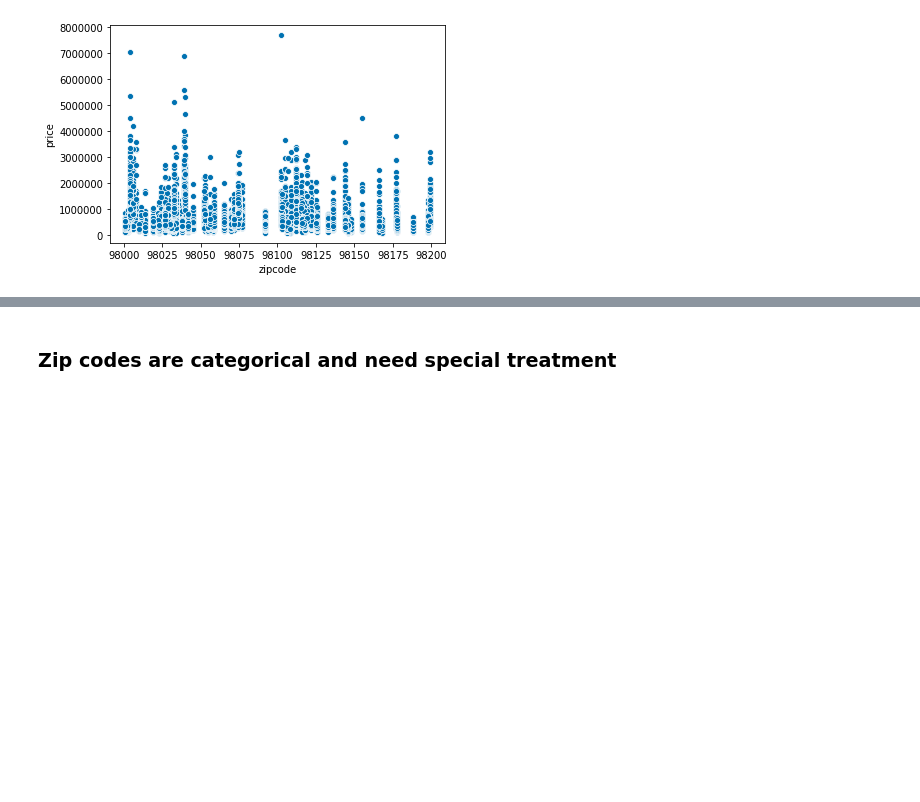
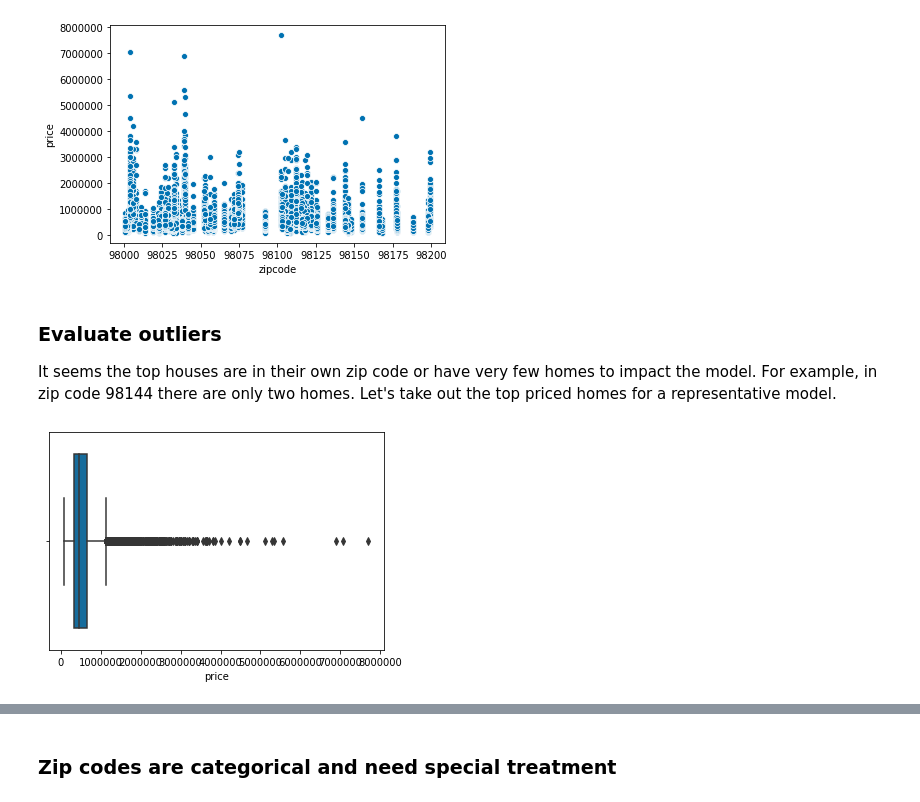
Before and after one commit to shirlwilliams/dsc-mod-2-project-v2-1-online-ds-ft-120919, a Jupyter notebook: 4Model.ipynb, the cells around one changed output, grey strips where cells are left out. Saved outputs shown, nothing was run; the diff lists cells and outputs as text; code cells hidden in the pictures; blank space fills up the shorter version.

```diff
--- a/4Model.ipynb
+++ b/4Model.ipynb
@@ -31,3 +40,11 @@ sns.scatterplot(x="zipcode", y="price", data=df)
 # %% [output]
 <matplotlib.axes._subplots.AxesSubplot at 0x...>
 [figure]
+# %% [markdown]
+### Evaluate outliers
+It seems the top houses are in their own zip code or have very few homes to impact the model. For example, in zip code 98144 there are only two homes. Let's take out the top priced homes for a representative model.
+# %%
+# Create boxplot for price
+sns.boxplot(x='price', data=df);
+# %% [output]
+[figure, added]
```
Also changed, not shown: parts of 11 cells of this notebook, 7 other files.
